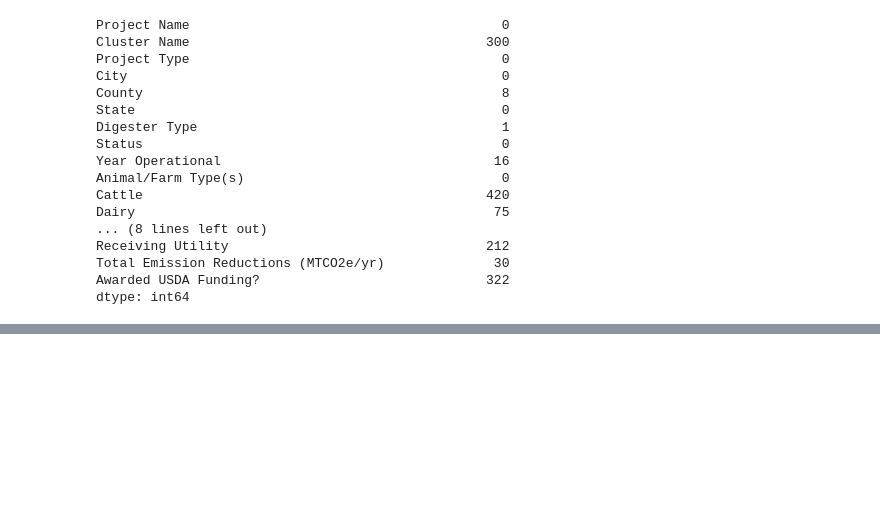
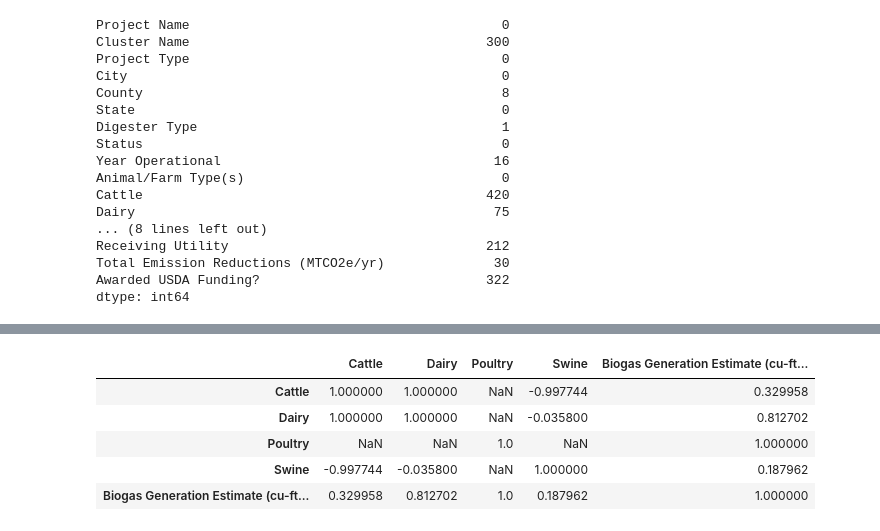
Before and after one commit to Lavanya-Nair/Biogas-yield-prediction, a Jupyter notebook: bio/notebooks/exploratory.ipynb, the cells around one changed output, grey strips where cells are left out. Drawn from its saved outputs; the diff is of its cells as text; code cells hidden in the pictures; blank space fills up the shorter version.

```diff
--- a/bio/notebooks/exploratory.ipynb
+++ b/bio/notebooks/exploratory.ipynb
@@ -103,0 +107,11 @@ plt.show()
+# %%
+#Correlation matrix
+
+df[numeric_cols].corr()
+# %% [output]
+|  | Cattle | Dairy | Poultry | Swine | Biogas Generation Estimate (cu-ft... |
+| Cattle | 1.000000 | 1.000000 | NaN | -0.997744 | 0.329958 |
+| Dairy | 1.000000 | 1.000000 | NaN | -0.035800 | 0.812702 |
+| Poultry | NaN | NaN | 1.0 | NaN | 1.000000 |
+| Swine | -0.997744 | -0.035800 | NaN | 1.000000 | 0.187962 |
+| Biogas Generation Estimate (cu-ft... | 0.329958 | 0.812702 | 1.0 | 0.187962 | 1.000000 |
```
Also changed, not shown: parts of 1 cell of this notebook, 3 other files.
